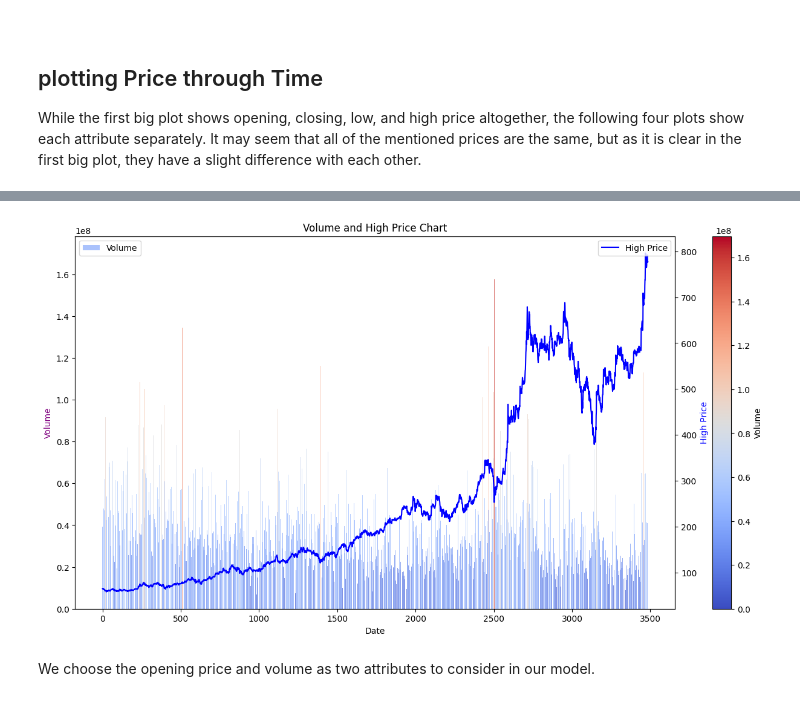
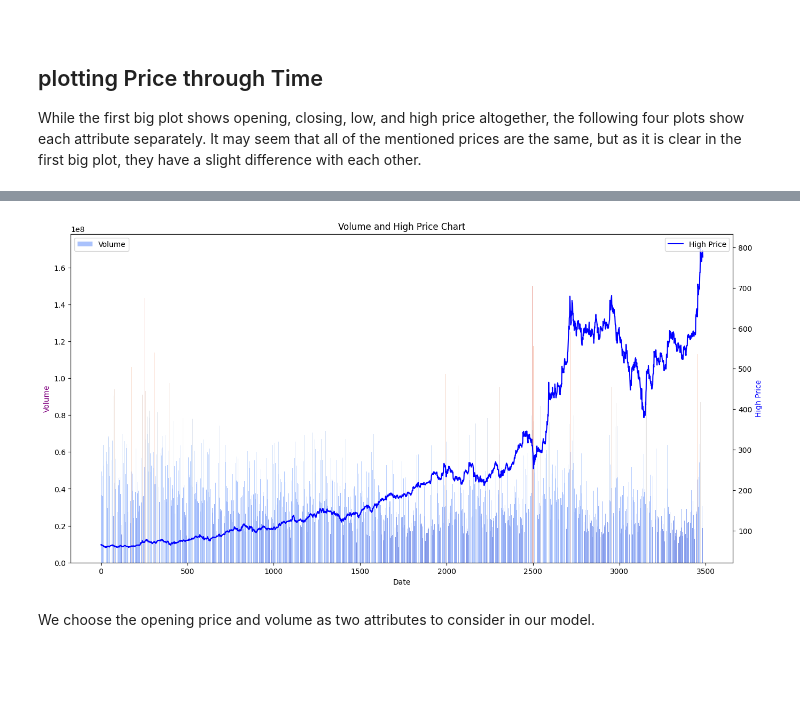
Before and after one commit to PattenChiou/DataMining-StockPrediction, a Jupyter notebook: stock-price-prediction-lstm-hyperparameter-tuning.ipynb, the cells around one changed output, grey strips where cells are left out. Drawn from its saved outputs; the diff is of its cells as text; code cells hidden in the pictures; blank space fills up the shorter version.

```diff
--- a/stock-price-prediction-lstm-hyperparameter-tuning.ipynb
+++ b/stock-price-prediction-lstm-hyperparameter-tuning.ipynb
@@ -154,0 +167,3 @@ data_prices.iloc[:10, :]
+# %%
+tsmc_prices = tsmc.reset_index(drop = True)
+tsmc_prices.iloc[:10, :]
@@ -154,0 +182,3 @@ data_prices.iloc[:10, :]
+# %%
+tsm_prices = tsm.reset_index(drop = True)
+tsm_prices.iloc[:10, :]
@@ -154,0 +212,21 @@ data_prices.iloc[:10, :]
+# %%
+tsmc_dates = tsmc_prices.loc[:, "Date"].to_list()
+us_dates = tsm_prices.loc[:, "Date"].to_list()
+dates = list(set(tsmc_dates) & set(us_dates))
+dates.sort()
+
+values = tsmc_prices.values
+print(values)
+for d in range(0, len(values)):
+    if not values[d][0] in dates:
+        tsmc_prices = tsmc_prices.drop(d)
+
+values = tsm_prices.values
+print(values)
+for d in range(0, len(values)):
+    if not values[d][0] in dates:
+        tsm_prices = tsm_prices.drop(d)
+print(values)
+for d in range(0, len(values)):
+    if not values[d][0] in dates:
+        sox_prices = sox_prices.drop(d)
@@ -155,2 +257,2 @@ data_prices.iloc[:10, :]
 # %%
-data_prices = data_prices.drop(['date', 'symbol'], axis=1)
+tsmc_prices = tsmc_prices.drop(['Date'], axis=1)
@@ -208,39 +312,39 @@ No artists with labels found to put in legend.  Note that artists whose label st
 import matplotlib.pyplot as plt
 import numpy as np
 
-dates = data_prices.index
-volumes = data_prices['volume']
-high_prices = data_prices['high']
+dates = tsmc_prices.index
+volumes = tsmc_prices['Volume']
+high_prices = tsmc_prices['High']
 
-color_map = plt.cm.get_cmap('coolwarm')
+color_map = plt.get_cmap('coolwarm')
 norm = plt.Normalize(volumes.min(), volumes.max())
 
 fig, ax1 = plt.subplots(figsize=(16, 8))
 
 bar_colors = color_map(norm(volumes))
 bars = ax1.bar(dates, volumes, color=bar_colors, label='Volume', alpha=0.7)
 
 
 sm = plt.cm.ScalarMappable(cmap=color_map, norm=norm)
 sm.set_array([])
-cbar = plt.colorbar(sm)
-cbar.set_label('Volume')
+# cbar = plt.colorbar(sm)
+# cbar.set_label('Volume')
 
 ax2 = ax1.twinx()
 ax2.plot(dates, high_prices, color='blue', label='High Price')
 
 
 ax1.set_xlabel('Date')
 ax1.set_ylabel('Volume', color='purple')
 ax2.set_ylabel('High Price', color='blue')
 plt.title('Volume and High Price Chart')
 
 
 ax1.legend(loc='upper left')
 ax2.legend(loc='upper right')
 
 plt.show()
 # %% [output]
-[figure, old version]
+[figure, new version]
 # %% [markdown]
 We choose the opening price and volume as two attributes to consider in our model.
```
Also changed, not shown: parts of 61 cells of this notebook, 2 other files.
